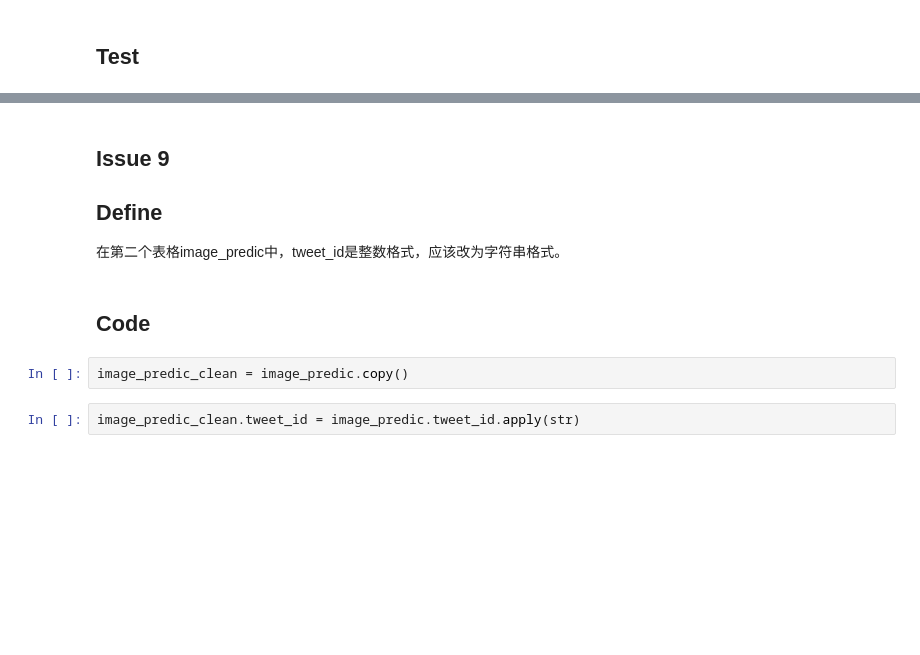
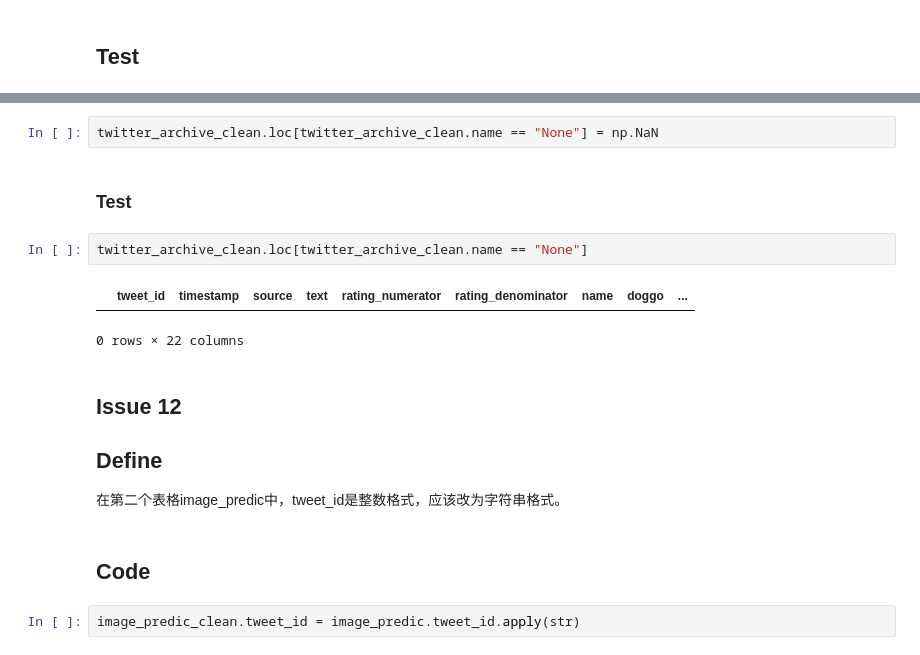
Before and after one commit to mint0528/udacity, a Jupyter notebook: wrangle_act.ipynb, the cells around one changed output, grey strips where cells are left out. Cells and saved outputs as stored; diff of their text form; blank space fills up the shorter version.

```diff
--- a/wrangle_act.ipynb
+++ b/wrangle_act.ipynb
@@ -569,11 +679,18 @@ array(['Phineas', 'Tilly', 'Archie', 'Darla', 'Franklin', 'None', 'Jax',
+# %%
+twitter_archive_clean.loc[twitter_archive_clean.name == "None"] = np.NaN
+# %% [markdown]
+### Test
+# %%
+twitter_archive_clean.loc[twitter_archive_clean.name == "None"]
+# %% [output]
+|  | tweet_id | timestamp | source | text | rating_numerator | rating_denominator | name | doggo | ... |
+0 rows × 22 columns
 # %% [markdown]
-## Issue 9
+## Issue 12
 ## Define
 在第二个表格image_predic中，tweet_id是整数格式，应该改为字符串格式。
 # %% [markdown]
 ## Code
-# %%
-image_predic_clean = image_predic.copy()
 # %%
 image_predic_clean.tweet_id = image_predic.tweet_id.apply(str)
 # %% [markdown]
```
Also changed, not shown: parts of 110 cells of this notebook, 3 other files.
